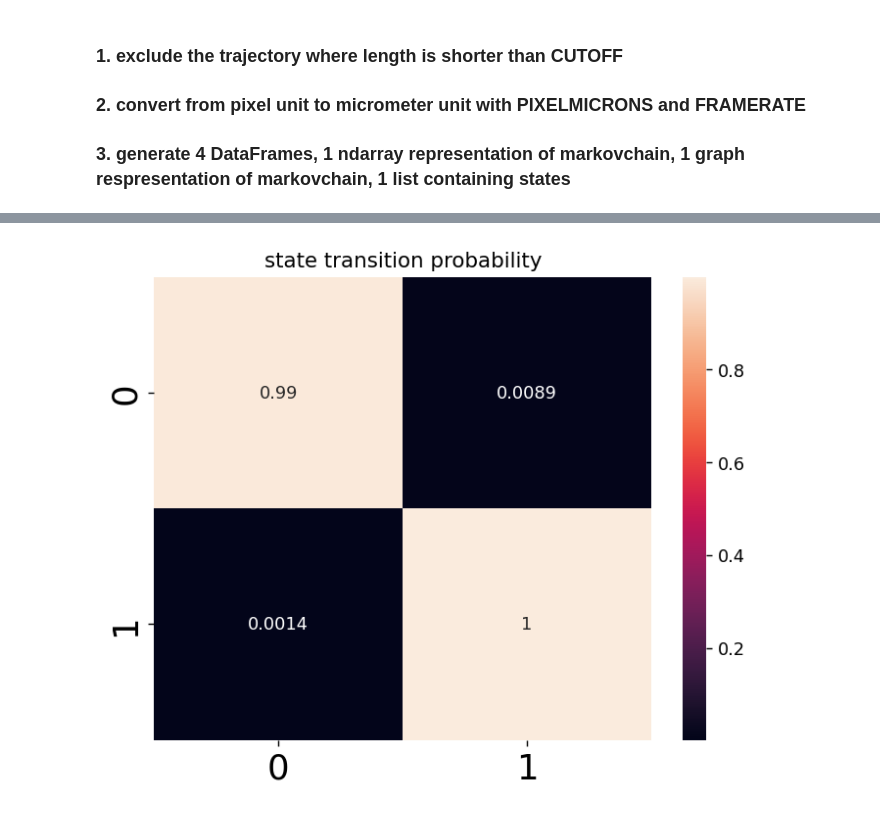
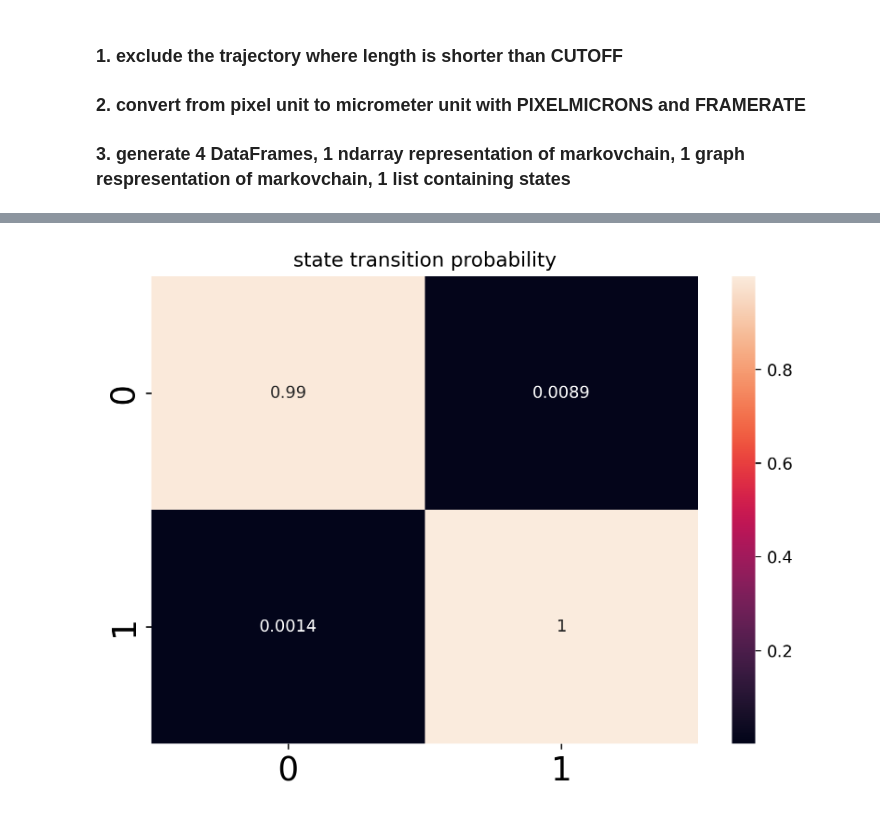
Before and after one commit to JunwooParkSaribu/spt_analysis, a Jupyter notebook: analysis_notebook.ipynb, the cells around one changed output, grey strips where cells are left out. Cells and saved outputs as stored; diff of their text form; code cells hidden in the pictures.

```diff
--- a/analysis_notebook.ipynb
+++ b/analysis_notebook.ipynb
@@ -15,7 +15,7 @@ FRAMERATE = 0.01
 CUTOFF = 5
 FOLDER = 'condition2'
 number_of_bins = 50
-figure_resolution_in_dpi = 128
+figure_resolution_in_dpi = 256
 figure_font_size = 20
 # %%
 def curve(time, k, alpha):
@@ -114,13 +113,13 @@ plt.show()
 # %%
 #p4: state transition probability
 plt.figure(f'p4', dpi=figure_resolution_in_dpi)
 p4 = sns.heatmap(state_markov, annot=True)
 p4.set_title(f'state transition probability')
 plt.yticks(fontsize=figure_font_size)
 plt.xticks(fontsize=figure_font_size)
-plt.show()
+plt.tight_layout()
 # %% [output]
-[figure, old version]
+[figure, new version]
 # %%
 #p5: displacement histogram
 plt.figure(f'p5', dpi=figure_resolution_in_dpi)
```
Also changed, not shown: parts of 10 cells of this notebook, 3 other files.
